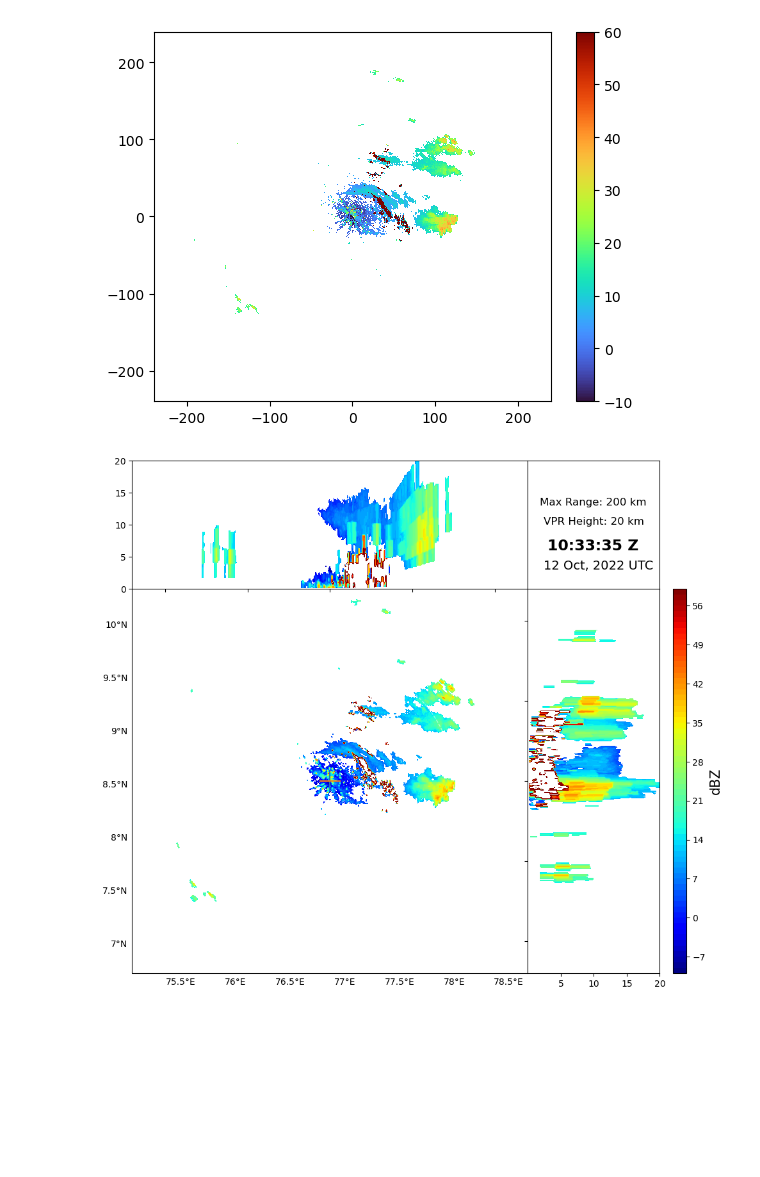
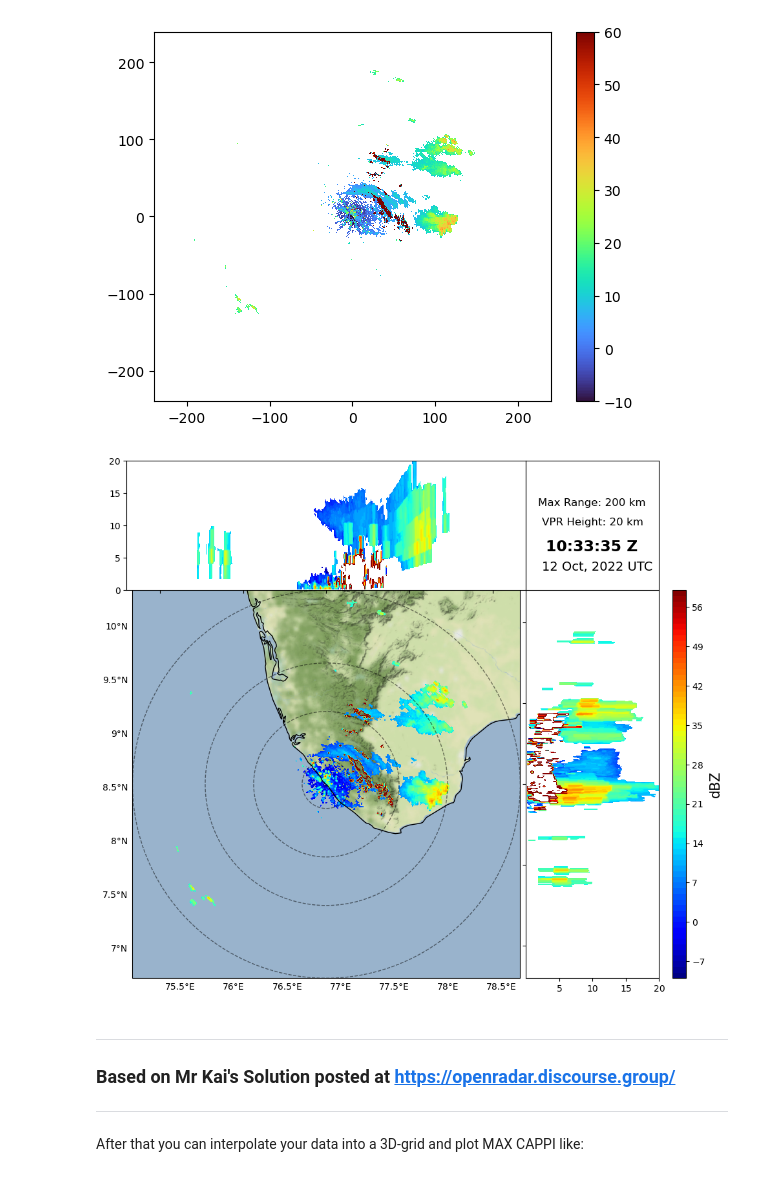
Before and after one commit to syedhamidali/test_scripts, a Jupyter notebook: MOSDAC_TERILS_Radar.ipynb, the cells around one changed output. Cells and saved outputs as stored; diff of their text form; code cells hidden in the pictures; blank space fills up the shorter version.

Commit message:
added Kai's Solution

```diff
--- a/MOSDAC_TERILS_Radar.ipynb
+++ b/MOSDAC_TERILS_Radar.ipynb
@@ -152,3 +154,6 @@ import datetime as dt
+# %%
+import cartopy.io.img_tiles as cimgt
+stamen_terrain = cimgt.Stamen('terrain-background')
 # %%
 fig = plt.figure(figsize=(10.3,10))
 # define axes
@@ -191,13 +196,18 @@ gl.yformatter = LATITUDE_FORMATTER
 # gl.ylabel_style = {'weight': 'bold'}
 
 [ax_xy.plot(r * np.cos(np.arange(0,360) * np.pi / 180),
-         r * np.sin(np.arange(0,360) * np.pi / 180), 'w--', linewidth=1, alpha=0.5) for r in [25000,75000,125000,
+         r * np.sin(np.arange(0,360) * np.pi / 180), 'k--', linewidth=1, alpha=0.5) for r in [25000,75000,125000,
                                                                                               200000]]
 ax_xy.set_xlim(-200000,200000)
 ax_xy.set_ylim(-200000,200000)
 # ax_xy.plot([0,0],[-10000,10000],'-')
 # ax_xy.plot([-10000,10000],[0,0],'-')
-ax_xy.scatter(0,0, marke)
+# ax_xy.scatter(0,0, marke)
+
+## plot terrain
+ax_xy.add_image(stamen_terrain, 8)
+ax_xy.coastlines()
+ax_xy.add_feature(feat.OCEAN, alpha = 0.5)
 
 # draw colorbar
 cb = plt.colorbar(xy, cax=ax_cb)
@@ -205,31 +215,35 @@ cb.set_label('dBZ',fontsize=15)
 
 plt.sca(ax_x)
 plt.contourf(trgx/1e3,trgz/1e3,vol_zh.max(axis=1),cmap='jet',levels=range(-10,70))
 # plt.ylim(0,20)
 # plt.yticks([0,5,10,15,20])
 # plt.grid(axis='y')
 
 plt.sca(ax_y)
 plt.contourf(trgz/1e3,trgy/1e3,vol_zh.max(axis=2).T,cmap='jet',levels=range(-10,60))
 # plt.xlim(0,20)
 ax_y.set_xticks([5,10,15,20])
 # plt.grid(axis='x')
 
 plt.sca(ax_cnr)
 plt.tick_params(
     axis='both',          # changes apply to the x-axis
     which='both',      # both major and minor ticks are affected
     bottom=False,      # ticks along the bottom edge are off
     top=False,         # ticks along the top edge are off
     left=False,
     right=False,
     labelbottom=False)
 # labels along the bottom edge are off
 plt.text(0.09,0.65,'Max Range: 200 km',fontsize=12)
 plt.text(0.12,0.5,'VPR Height: 20 km',fontsize=12)
 plt.text(0.15,0.3,pd.to_datetime(vol[0].time.values).strftime('%H:%M:%S Z'),weight='bold',fontsize=17)
 plt.text(0.12,0.15,pd.to_datetime(vol[0].time.values).strftime('%d %b, %Y UTC'),fontsize=14)
 ax_xy.set_aspect('auto')
 # plt.savefig('plots/'+'Shp_Max-Z_'+str(filename[-29:82])+'.jpg',dpi=200,bbox_inches='tight')
 # %% [output]
-[figure, old version]
+[figure, new version]
+# %% [markdown]
+---
+### Based on Mr Kai's Solution posted at https://openradar.discourse.group/
+---
@@ -235,0 +288,2 @@ ax_xy.set_aspect('auto')
+# %% [markdown]
+After that you can interpolate your data into a 3D-grid and plot MAX CAPPI like:
```
Also changed, not shown: parts of 10 cells of this notebook.
